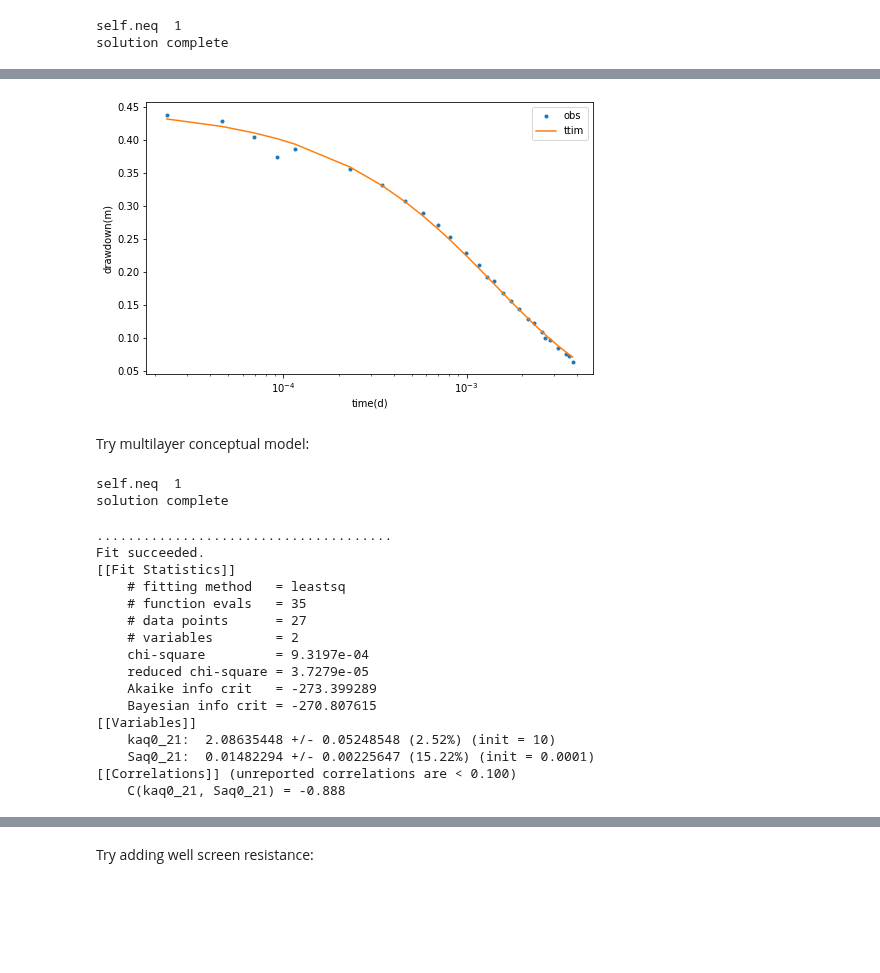
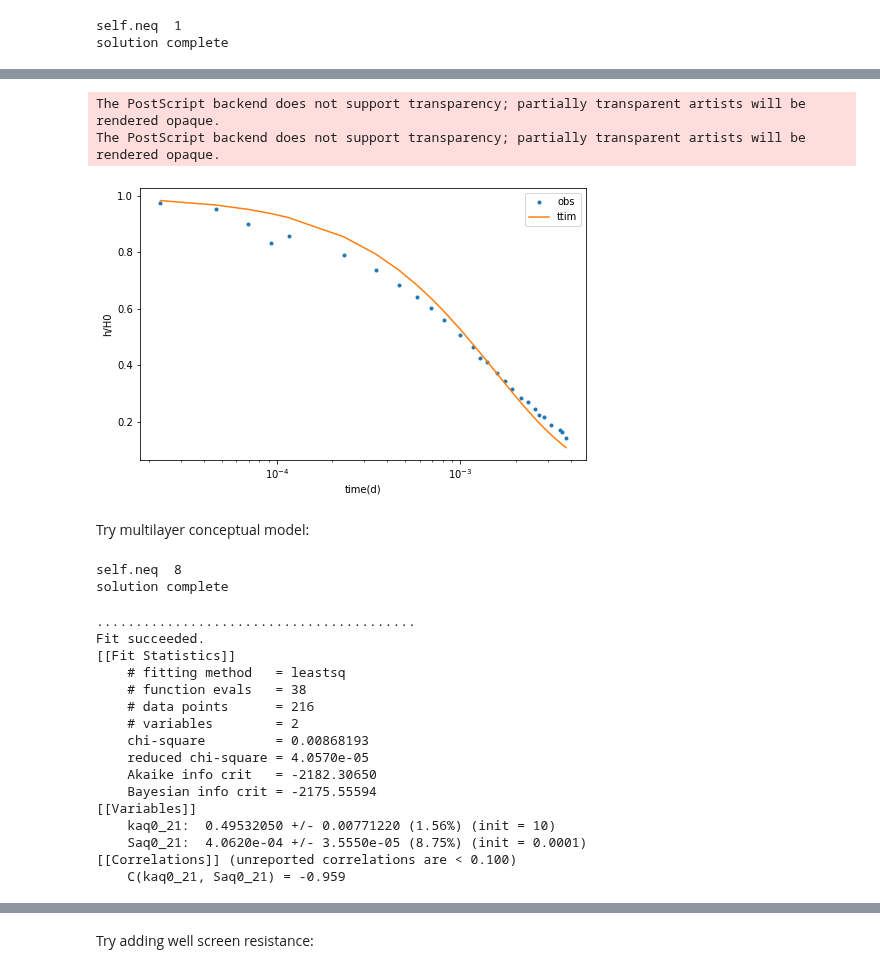
Before and after one commit to mbakker7/ttim, a Jupyter notebook: pumpingtest_benchmarks/12_falling-head_slug_test.ipynb, the cells around one changed output, grey strips where cells are left out. Saved outputs shown, nothing was run; the diff lists cells and outputs as text; code cells hidden in the pictures; blank space fills up the shorter version.

```diff
--- a/pumpingtest_benchmarks/12_falling-head_slug_test.ipynb
+++ b/pumpingtest_benchmarks/12_falling-head_slug_test.ipynb
@@ -37,8 +33,8 @@ print(t.min(), t.max())
 # %% [markdown]
 Create single layer conceptual model:
 # %%
-ml_0 = ModelMaq(kaq=10, z=[0, b], Saq=1e-4, tmin=1e-5, tmax=0.01)
-w_0 = Well(ml_0, xw=0, yw=0, rw=rw, rc=rc, tsandQ=[(0, -Q)], layers=0, wbstype='slug')
+ml_0 = Model3D(kaq=10, z=[0, zt, zb, b], Saq=1e-4, tmin=1e-5, tmax=0.01)
+w_0 = Well(ml_0, xw=0, yw=0, rw=rw, rc=rc, tsandQ=[(0, -Q)], layers=1, wbstype='slug')
 ml_0.solve()
 # %% [output]
 self.neq  1
@@ -78,13 +73,15 @@ RMSE: 0.006624419841400156
 # %%
-hm_0 = ml_0.head(0, 0, t, layers=0)
+hm_0 = ml_0.head(0, 0, t, layers=1)
 plt.figure(figsize = (8, 5))
-plt.semilogx(t, h, '.', label='obs')
-plt.semilogx(t, hm_0[0], label='ttim')
+plt.semilogx(t, h/H0, '.', label='obs')
+plt.semilogx(t, hm_0[0]/H0, label='ttim')
 plt.xlabel('time(d)')
-plt.ylabel('drawdown(m)')
+plt.ylabel('h/H0')
 plt.legend();
 # %% [output]
+The PostScript backend does not support transparency; partially transparent artists will be rendered opaque.
+The PostScript backend does not support transparency; partially transparent artists will be rendered opaque.
-[figure, old version]
+[figure, new version]
 # %% [markdown]
 Try multilayer conceptual model:
 # %%
@@ -101,34 +98,35 @@ Saq_1[0] = 0.1
 # %%
 ml_1 = Model3D(kaq=10, z=zlay, Saq=Saq_1, kzoverkh=1, \
              tmin=1e-5, tmax=0.01, phreatictop=True)
-w_1 = Well(ml_1, xw=0, yw=0, rw=rw, tsandQ=[(0, -Q)], layers=1, rc=rc, wbstype='slug')
+w_1 = Well(ml_1, xw=0, yw=0, rw=rw, tsandQ=[(0, -Q)], layers=[1,2,3,4,5,6,7,8], rc=rc, \
+           wbstype='slug')
 ml_1.solve()
 # %% [output]
-self.neq  1
+self.neq  8
 solution complete
 # %%
 ca_1 = Calibrate(ml_1)
 ca_1.set_parameter(name='kaq0_21', initial=10, pmin=0)
 ca_1.set_parameter(name='Saq0_21', initial=1e-4, pmin=0)
-ca_1.series(name='obs', x=0, y=0, layer=1, t=t, h=h)
+ca_1.series(name='obs', x=0, y=0, layer=[1,2,3,4,5,6,7,8], t=t, h=h)
 ca_1.fit(report = True)
 # %% [output]
-......................................
+.........................................
 Fit succeeded.
 [[Fit Statistics]]
     # fitting method   = leastsq
-    # function evals   = 35
-    # data points      = 27
+    # function evals   = 38
+    # data points      = 216
     # variables        = 2
-    chi-square         = 9.3197e-04
-    reduced chi-square = 3.7279e-05
-    Akaike info crit   = -273.399289
-    Bayesian info crit = -270.807615
+    chi-square         = 0.00868193
+    reduced chi-square = 4.0570e-05
+    Akaike info crit   = -2182.30650
+    Bayesian info crit = -2175.55594
 [[Variables]]
-    kaq0_21:  2.08635448 +/- 0.05248548 (2.52%) (init = 10)
-    Saq0_21:  0.01482294 +/- 0.00225647 (15.22%) (init = 0.0001)
+    kaq0_21:  0.49532050 +/- 0.00771220 (1.56%) (init = 10)
+    Saq0_21:  4.0620e-04 +/- 3.5550e-05 (8.75%) (init = 0.0001)
 [[Correlations]] (unreported correlations are < 0.100)
-    C(kaq0_21, Saq0_21) = -0.888
+    C(kaq0_21, Saq0_21) = -0.959
 # %%
 display(ca_1.parameters)
 print('RMSE:', ca_1.rmse())
```
Also changed, not shown: parts of 13 cells of this notebook, 44 other files.
